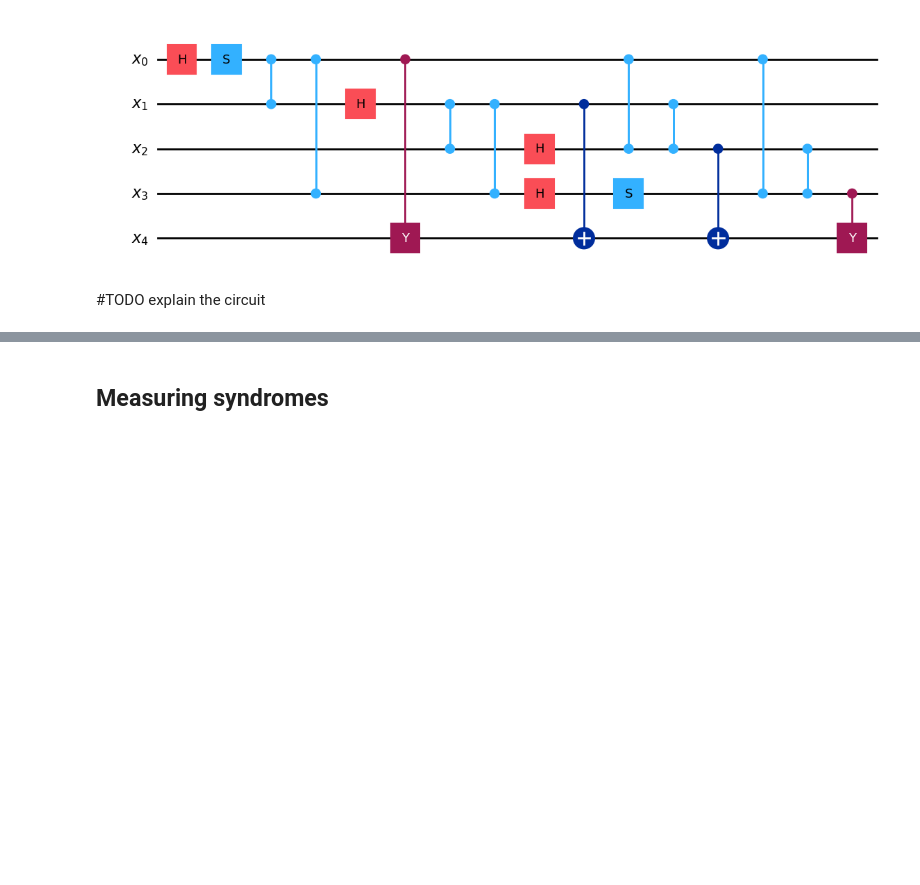
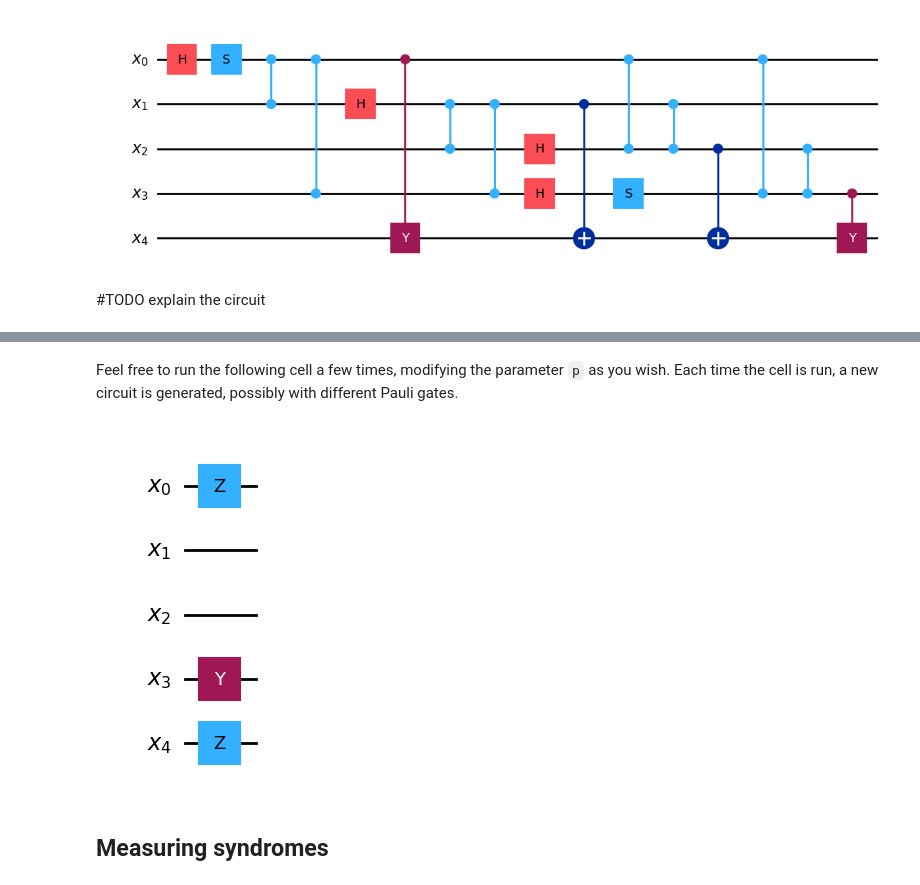
Before and after one commit to adn1995/five-qubit-ecc, a Jupyter notebook: five_qubit_ecc.ipynb, the cells around one changed output, grey strips where cells are left out. Drawn from its saved outputs; the diff is of its cells as text; code cells hidden in the pictures; blank space fills up the shorter version.

Commit message:
Write section about random Pauli error channel

```diff
--- a/five_qubit_ecc.ipynb
+++ b/five_qubit_ecc.ipynb
@@ -111,3 +139,14 @@ five_qubit_ecc.prepare_state(False).draw("mpl")
+# %% [markdown]
+Feel free to run the following cell a few times, modifying the parameter `p` as you wish.
+Each time the cell is run, a new circuit is generated, possibly with different Pauli gates.
+# %%
+# Make sure that p is less than 1/3
+p = 0.1
+
+# Draw the circuit
+five_qubit_ecc.error_channel(p, 5).draw("mpl")
+# %% [output]
+[figure, added]
 # %% [markdown]
 ## Measuring syndromes
 # %% [markdown]
```
Also changed, not shown: parts of 3 cells of this notebook.
